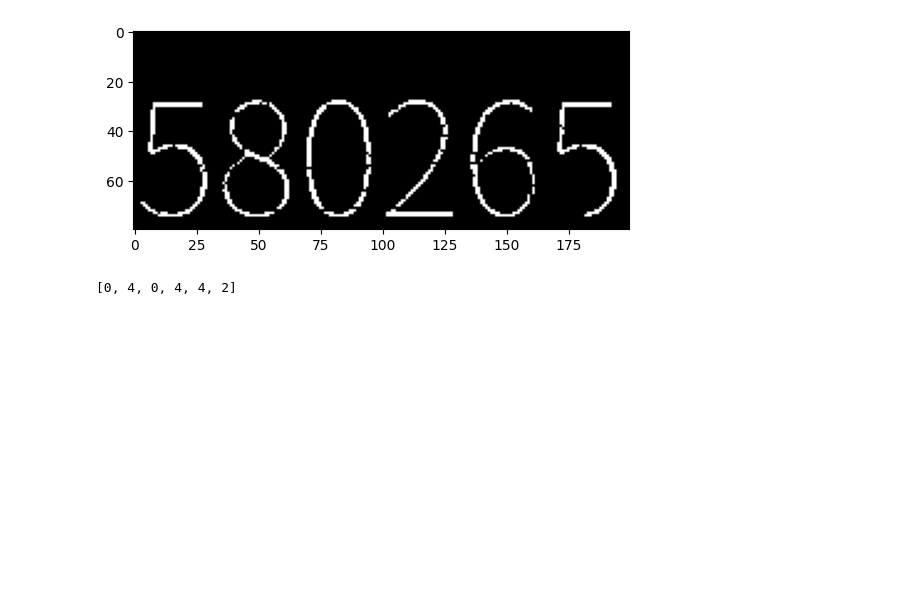
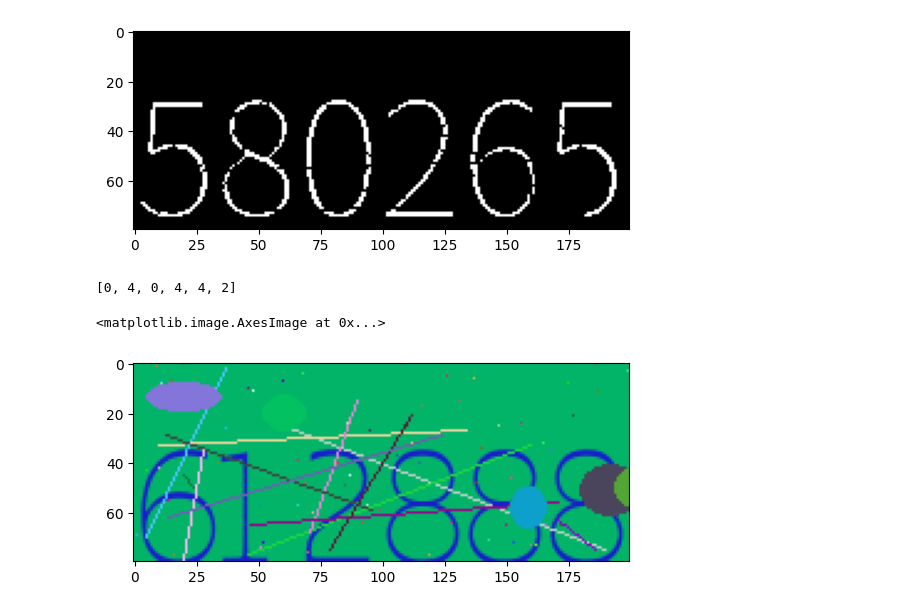
Before and after one commit to Pabloo22/captcha_competition, a Jupyter notebook: notebooks/testing-alvaro.ipynb, the cells around one changed output. Drawn from its saved outputs; the diff is of its cells as text; code cells hidden in the pictures; blank space fills up the shorter version.

```diff
--- a/notebooks/testing-alvaro.ipynb
+++ b/notebooks/testing-alvaro.ipynb
@@ -179,3 +161,10 @@ plt.show()
 img[1]
 # %% [output]
 [0, 4, 0, 4, 4, 2]
+# %%
+from captcha_competition.data import generate_captcha_image
+img = generate_captcha_image()
+plt.imshow(img[0])
+# %% [output]
+<matplotlib.image.AxesImage at 0x...>
+[figure, added]
```
Also changed, not shown: parts of 5 cells of this notebook.
